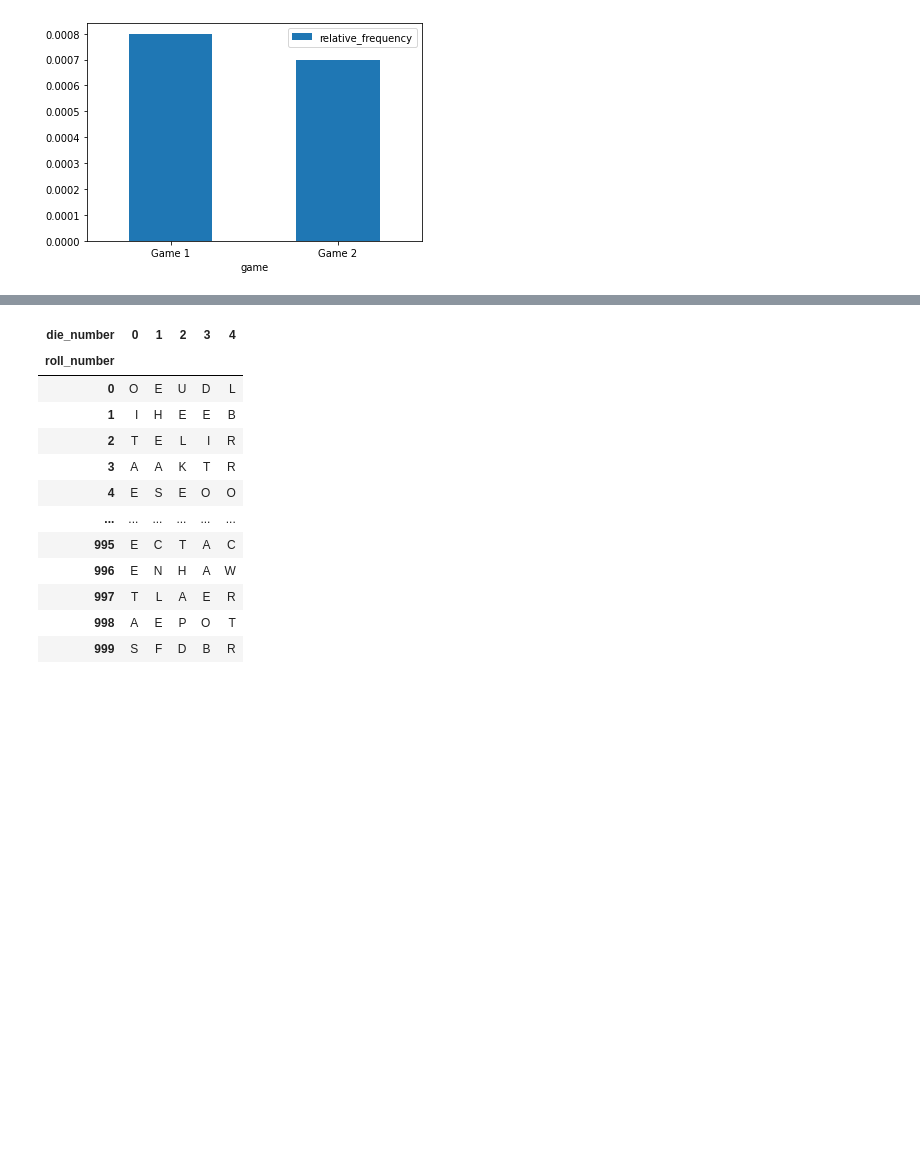
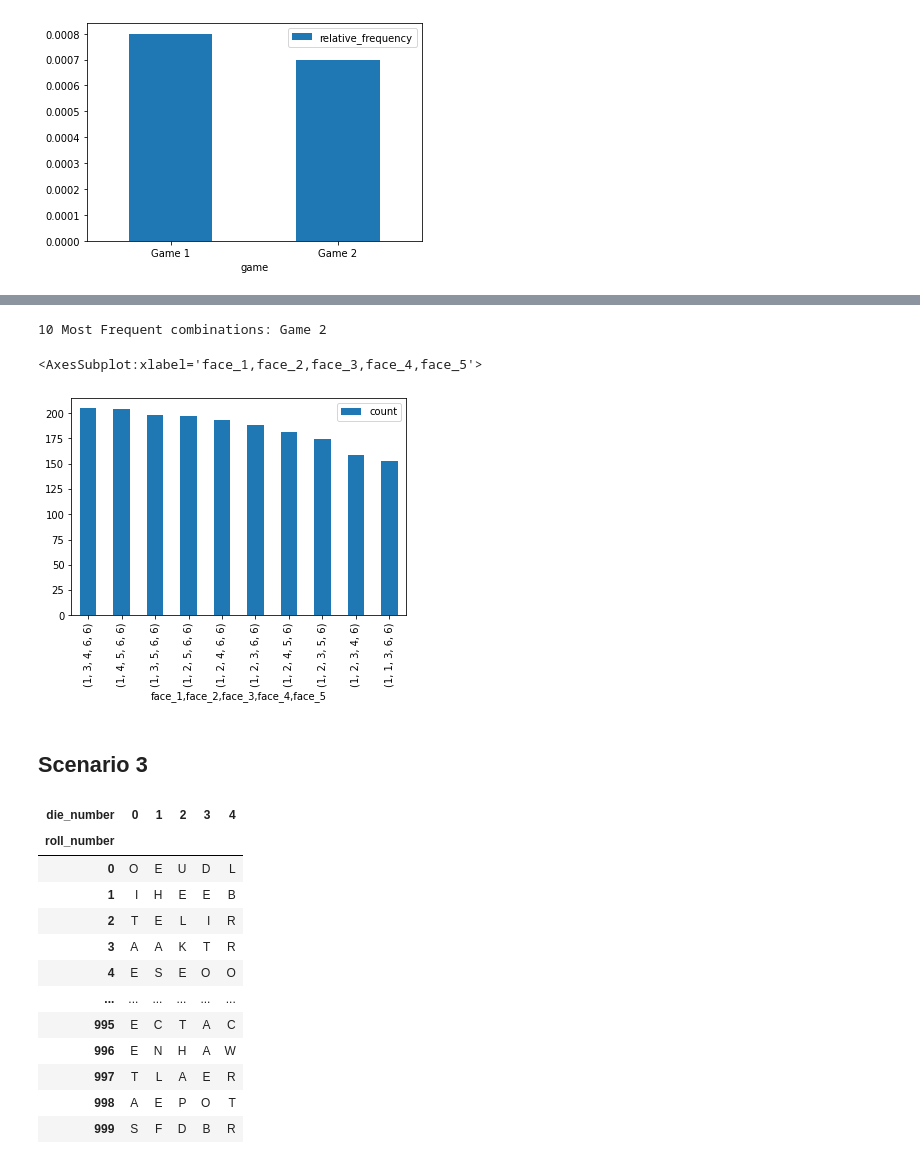
Before and after one commit to erictria/montecarlo-sim, a Jupyter notebook: final-project-submission.ipynb, the cells around one changed output, grey strips where cells are left out. Cells and saved outputs as stored; diff of their text form; code cells hidden in the pictures; blank space fills up the shorter version.

```diff
--- a/final-project-submission.ipynb
+++ b/final-project-submission.ipynb
@@ -579,3 +599,14 @@ Relative Frequenct of Jackpots
+# %%
+print('10 Most Frequent combinations: Game 2')
+analyzer_2.combo()
+top_combos_2 = analyzer_2.combos.sort_values('count', ascending = False).head(10)
+top_combos_2.plot.bar(y = 'count')
+# %% [output]
+10 Most Frequent combinations: Game 2
+<AxesSubplot:xlabel='face_1,face_2,face_3,face_4,face_5'>
+[figure, added]
+# %% [markdown]
+## Scenario 3
 # %%
 # A die with all the letters of the alphabet using weights based on their frequency of usage
 alphabet_reference = pd.DataFrame(
```
Also changed, not shown: parts of 4 cells of this notebook, 2 other files.
